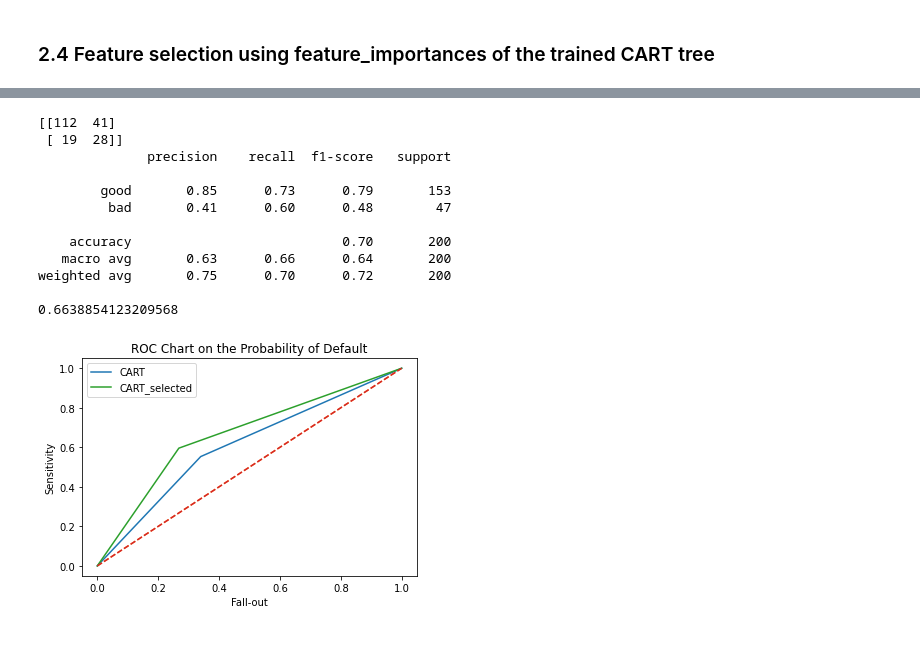
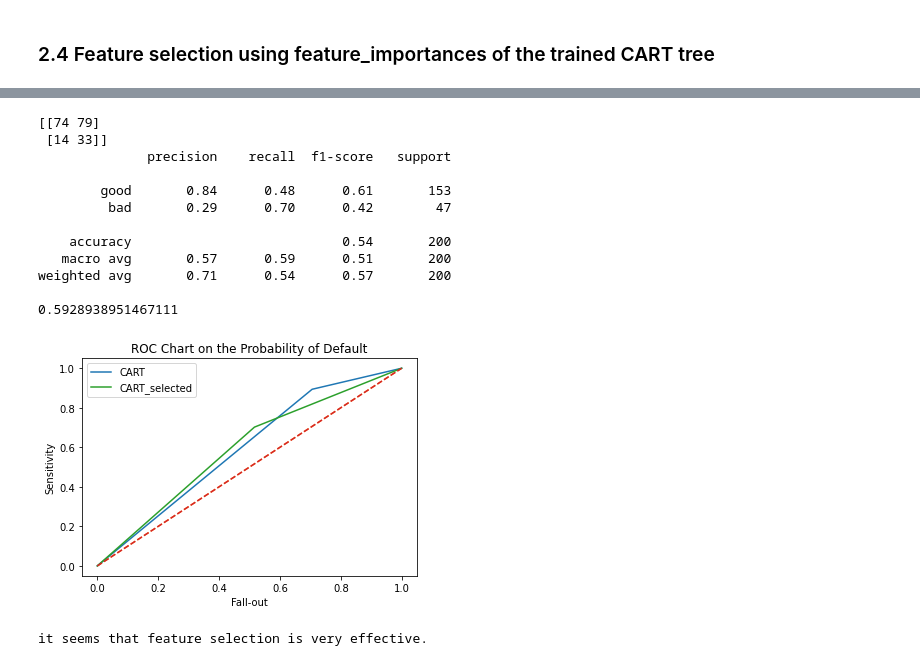
Before and after one commit to shanqu91/project_credit_risk_modeling, a Jupyter notebook: C2_credit_modeling_CART.ipynb, the cells around one changed output, grey strips where cells are left out. Saved outputs shown, nothing was run; the diff lists cells and outputs as text; code cells hidden in the pictures.

Commit message:
Adopt it to full german credit data

```diff
--- a/C2_credit_modeling_CART.ipynb
+++ b/C2_credit_modeling_CART.ipynb
@@ -27,10 +27,10 @@ warnings.filterwarnings("ignore")
 
 model = DecisionTreeClassifier()
 # %%
-df_X_train = pd.read_csv('df_X_train.csv')
-df_X_val = pd.read_csv('df_X_val.csv')
-df_y_train = pd.read_csv('df_y_train.csv')
-df_y_val = pd.read_csv('df_y_val.csv')
+df_X_train = pd.read_csv('Data/df_X_train.csv')
+df_X_val = pd.read_csv('Data/df_X_val.csv')
+df_y_train = pd.read_csv('Data/df_y_train.csv')
+df_y_val = pd.read_csv('Data/df_y_val.csv')
 print(df_X_train.info())
 print(df_y_train.info())
 
@@ -77,8 +76,8 @@ min_samples_leaf: [0.04, 0.06, 0.08],
 
 max_features: ['sqrt', 'log2']
 # %%
-hyperparam_grid = {'max_depth': [1, 2, 3, 4, 5],
-    'min_samples_leaf': [1, 2, 4, 6, 12],
+hyperparam_grid = {'max_depth': np.arange(1, 5, 1),
+    'min_samples_leaf': np.arange(1, 12, 1),
     'max_features': ['sqrt', 'log2']}
 
 cv = RepeatedStratifiedKFold(n_splits=5, n_repeats=3, random_state=seed)
@@ -209,29 +208,33 @@ DecisionTreeClassifier(ccp_alpha=0.0, class_weight=None, criterion='gini',
 # %%
 preds = model_bestparam_selected.predict_proba(df_X_val_selected)
 df_preds_selected  = pd.DataFrame(preds[:,1], columns = ['prob_default'])
 
-threshold = 0.5
+threshold = 0.4
 df_preds_selected['Risk_pred'] = df_preds_selected['prob_default'].apply(lambda x: 1 if x > threshold else 0)
 df_preds['Risk_pred'] = df_preds['prob_default'].apply(lambda x: 1 if x > threshold else 0)
 
 print(confusion_matrix(df_y_val, df_preds_selected['Risk_pred']))
 print(classification_report(df_y_val, df_preds_selected['Risk_pred'], target_names= ['good', 'bad']))
 print(roc_auc_score(df_y_val, df_preds_selected['Risk_pred']))
 
-plot_roc_PD(df_preds, df_y_val, 'CART')
-plot_roc_PD(df_preds_selected, df_y_val, 'CART_selected')
+plot_roc_PD(df_preds['Risk_pred'], df_y_val, 'CART')
+plot_roc_PD(df_preds_selected['Risk_pred'], df_y_val, 'CART_selected')
 plt.show()
+
+
+print("it seems that feature selection is very effective.")
 # %% [output]
-[[112  41]
- [ 19  28]]
+[[74 79]
+ [14 33]]
               precision    recall  f1-score   support
 
-        good       0.85      0.73      0.79       153
-         bad       0.41      0.60      0.48        47
+        good       0.84      0.48      0.61       153
+         bad       0.29      0.70      0.42        47
 
-    accuracy                           0.70       200
-   macro avg       0.63      0.66      0.64       200
-weighted avg       0.75      0.70      0.72       200
+    accuracy                           0.54       200
+   macro avg       0.57      0.59      0.51       200
+weighted avg       0.71      0.54      0.57       200
 
-0.6638854123209568
+0.5928938951467111
-[figure, old version]
+[figure, new version]
+it seems that feature selection is very effective.
```
Also changed, not shown: parts of 10 cells of this notebook.
